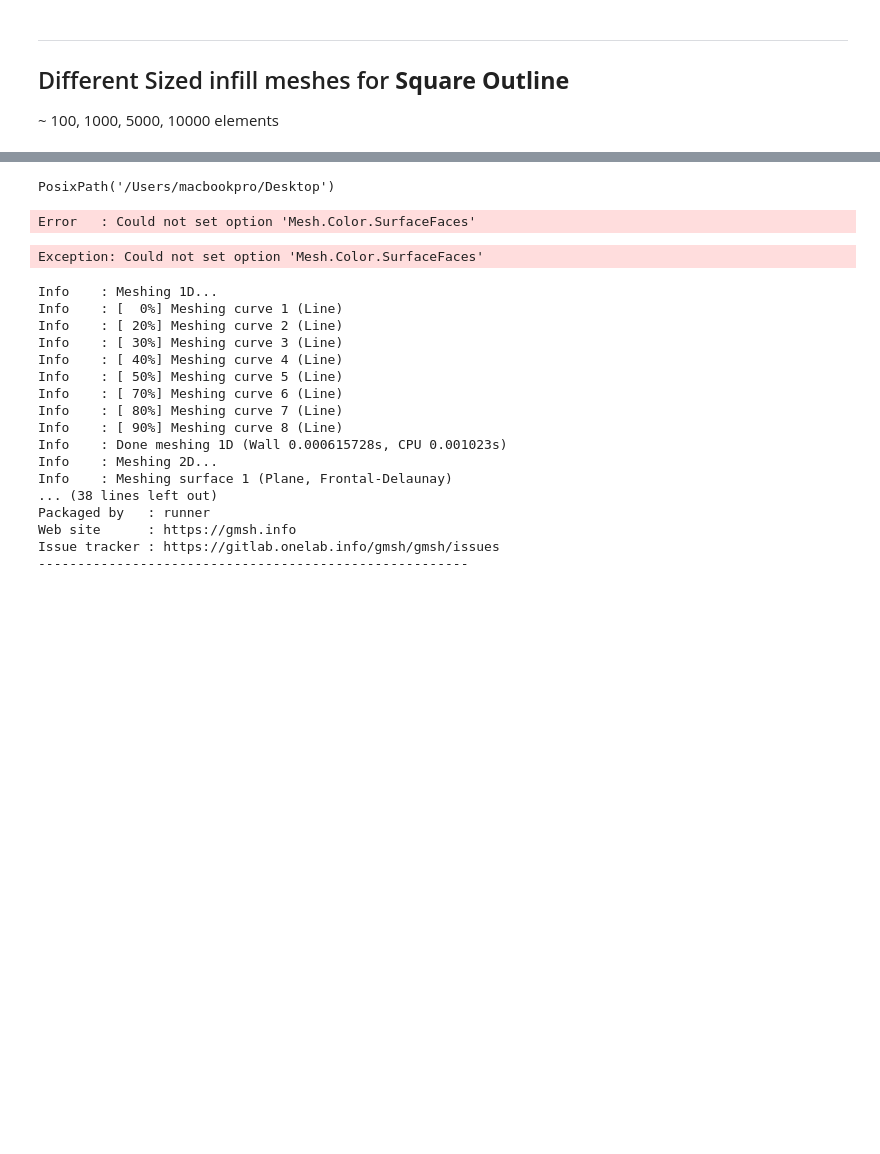
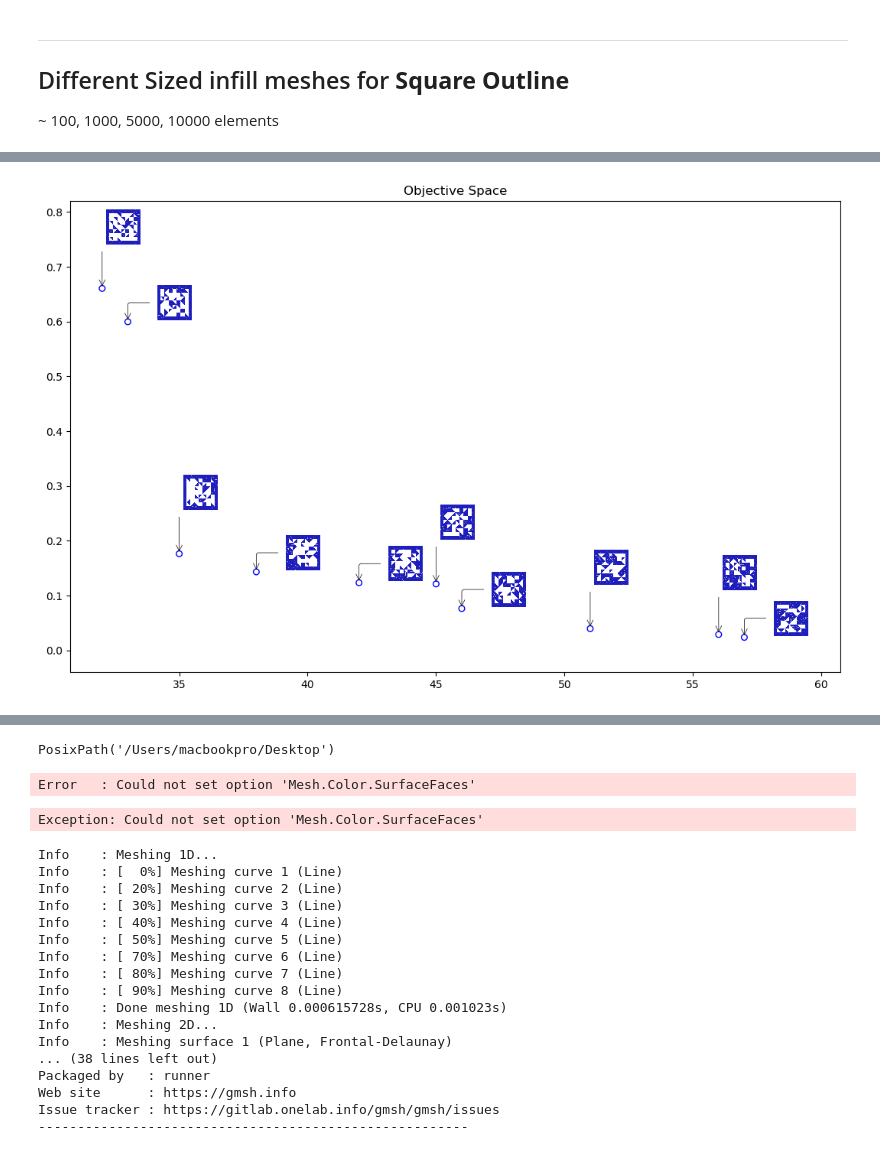
Before and after one commit to grohalex/Project2023, a Jupyter notebook: Pymoo_withFEA.ipynb, the cells around one changed output, grey strips where cells are left out. Saved outputs shown, nothing was run; the diff lists cells and outputs as text; code cells hidden in the pictures; blank space fills up the shorter version.

```diff
--- a/Pymoo_withFEA.ipynb
+++ b/Pymoo_withFEA.ipynb
@@ -631,0 +661,35 @@ termination.n_max_gen
+# %%
+# plotting obj. with infill-visualisation images
+from matplotlib.offsetbox import TextArea, DrawingArea, OffsetImage, AnnotationBbox
+
+# plotting the objective space
+fig, ax = plt.subplots(figsize=(13, 8))
+plt.scatter(F[:, 0], F[:, 1], s=30, facecolors='none', edgecolors='blue')
+
+for i, (x, y) in enumerate(F):
+    img_lab = plt.imread(img_dir / f"sol_{i}.png")
+    imagebox = OffsetImage(img_lab, zoom=0.035)
+    imagebox.image.axes = ax
+
+    fl_offset = (-1)**i * 20
+
+    ab = AnnotationBbox(imagebox, (x, y),
+                        xybox=(32 - 0.6 * fl_offset, 38 + fl_offset),
+                        xycoords='data',
+                        boxcoords=("offset points", "offset points"),
+                        pad=-1,
+                        arrowprops=dict(
+                           arrowstyle="->",
+                           connectionstyle="angle,angleA=0,angleB=90,rad=3",
+                           linewidth=0.5)
+                        )
+    ax.add_artist(ab)
+
+xrang = np.abs(np.max(F[:,0]) - np.min(F[:,0]))
+yrang = np.abs(np.max(F[:,1]) - np.min(F[:,1]))
+ax.set_xlim((np.min(F[:,0]) - 0.05*xrang, np.max(F[:,0]) + 0.15*xrang ))
+ax.set_ylim((np.min(F[:,1]) - 0.1*yrang, np.max(F[:,1]) + 0.25*yrang ))
+plt.title("Objective Space")
+plt.show()
+# %% [output]
+[figure, added]
```
Also changed, not shown: parts of 7 cells of this notebook.
